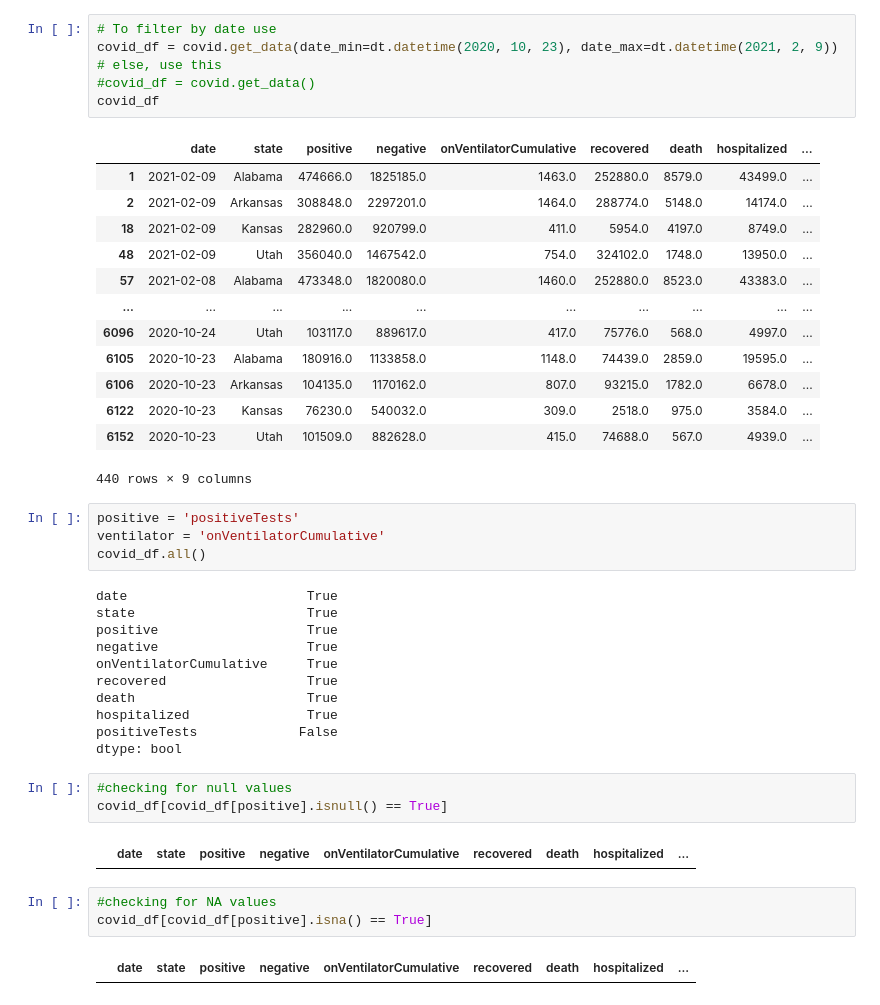
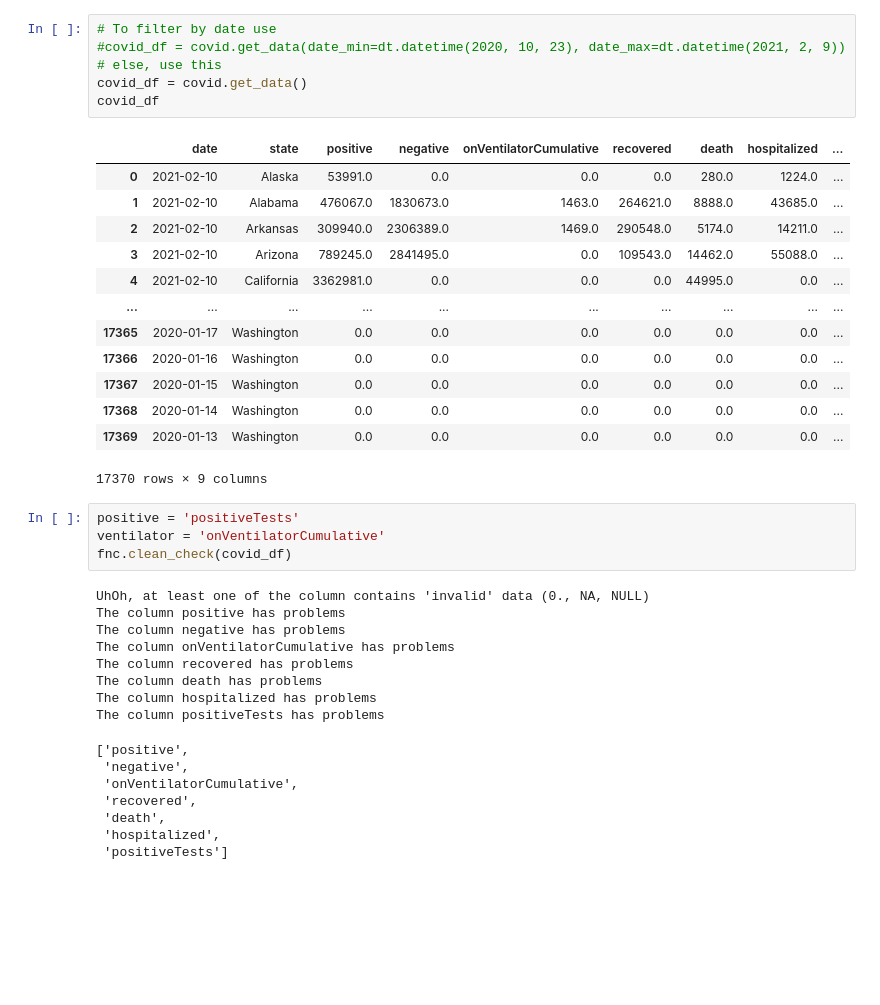
Before and after one commit to uno-sebastian/covid-19-state-spending, a Jupyter notebook: Spending_data_elaboration.ipynb, the cells around one changed output. Drawn from its saved outputs; the diff is of its cells as text; blank space fills up the shorter version.

```diff
--- a/Spending_data_elaboration.ipynb
+++ b/Spending_data_elaboration.ipynb
@@ -201,48 +100,43 @@ for state in state_OI:
 # %%
 # To filter by date use
-covid_df = covid.get_data(date_min=dt.datetime(2020, 10, 23), date_max=dt.datetime(2021, 2, 9))
+#covid_df = covid.get_data(date_min=dt.datetime(2020, 10, 23), date_max=dt.datetime(2021, 2, 9))
 # else, use this
-#covid_df = covid.get_data()
+covid_df = covid.get_data()
 covid_df
 # %% [output]
 |  | date | state | positive | negative | onVentilatorCumulative | recovered | death | hospitalized | ... |
-| 1 | 2021-02-09 | Alabama | 474666.0 | 1825185.0 | 1463.0 | 252880.0 | 8579.0 | 43499.0 | ... |
-| 2 | 2021-02-09 | Arkansas | 308848.0 | 2297201.0 | 1464.0 | 288774.0 | 5148.0 | 14174.0 | ... |
-| 18 | 2021-02-09 | Kansas | 282960.0 | 920799.0 | 411.0 | 5954.0 | 4197.0 | 8749.0 | ... |
-| 48 | 2021-02-09 | Utah | 356040.0 | 1467542.0 | 754.0 | 324102.0 | 1748.0 | 13950.0 | ... |
-| 57 | 2021-02-08 | Alabama | 473348.0 | 1820080.0 | 1460.0 | 252880.0 | 8523.0 | 43383.0 | ... |
+| 0 | 2021-02-10 | Alaska | 53991.0 | 0.0 | 0.0 | 0.0 | 280.0 | 1224.0 | ... |
+| 1 | 2021-02-10 | Alabama | 476067.0 | 1830673.0 | 1463.0 | 264621.0 | 8888.0 | 43685.0 | ... |
+| 2 | 2021-02-10 | Arkansas | 309940.0 | 2306389.0 | 1469.0 | 290548.0 | 5174.0 | 14211.0 | ... |
+| 3 | 2021-02-10 | Arizona | 789245.0 | 2841495.0 | 0.0 | 109543.0 | 14462.0 | 55088.0 | ... |
+| 4 | 2021-02-10 | California | 3362981.0 | 0.0 | 0.0 | 0.0 | 44995.0 | 0.0 | ... |
 | ... | ... | ... | ... | ... | ... | ... | ... | ... | ... |
-| 6096 | 2020-10-24 | Utah | 103117.0 | 889617.0 | 417.0 | 75776.0 | 568.0 | 4997.0 | ... |
-| 6105 | 2020-10-23 | Alabama | 180916.0 | 1133858.0 | 1148.0 | 74439.0 | 2859.0 | 19595.0 | ... |
-| 6106 | 2020-10-23 | Arkansas | 104135.0 | 1170162.0 | 807.0 | 93215.0 | 1782.0 | 6678.0 | ... |
-| 6122 | 2020-10-23 | Kansas | 76230.0 | 540032.0 | 309.0 | 2518.0 | 975.0 | 3584.0 | ... |
-| 6152 | 2020-10-23 | Utah | 101509.0 | 882628.0 | 415.0 | 74688.0 | 567.0 | 4939.0 | ... |
+| 17365 | 2020-01-17 | Washington | 0.0 | 0.0 | 0.0 | 0.0 | 0.0 | 0.0 | ... |
+| 17366 | 2020-01-16 | Washington | 0.0 | 0.0 | 0.0 | 0.0 | 0.0 | 0.0 | ... |
+| 17367 | 2020-01-15 | Washington | 0.0 | 0.0 | 0.0 | 0.0 | 0.0 | 0.0 | ... |
+| 17368 | 2020-01-14 | Washington | 0.0 | 0.0 | 0.0 | 0.0 | 0.0 | 0.0 | ... |
+| 17369 | 2020-01-13 | Washington | 0.0 | 0.0 | 0.0 | 0.0 | 0.0 | 0.0 | ... |
-440 rows × 9 columns
+17370 rows × 9 columns
 # %%
 positive = 'positiveTests'
 ventilator = 'onVentilatorCumulative'
-covid_df.all()
+fnc.clean_check(covid_df)
 # %% [output]
-date                       True
-state                      True
-positive                   True
-negative                   True
-onVentilatorCumulative     True
-recovered                  True
-death                      True
-hospitalized               True
-positiveTests             False
-dtype: bool
+UhOh, at least one of the column contains 'invalid' data (0., NA, NULL)
+The column positive has problems
+The column negative has problems
+The column onVentilatorCumulative has problems
+The column recovered has problems
+The column death has problems
+The column hospitalized has problems
+The column positiveTests has problems
+['positive',
+ 'negative',
+ 'onVentilatorCumulative',
+ 'recovered',
+ 'death',
+ 'hospitalized',
+ 'positiveTests']
-# %%
-#checking for null values
-covid_df[covid_df[positive].isnull() == True]
-# %% [output]
-|  | date | state | positive | negative | onVentilatorCumulative | recovered | death | hospitalized | ... |
-# %%
-#checking for NA values
-covid_df[covid_df[positive].isna() == True]
-# %% [output]
-|  | date | state | positive | negative | onVentilatorCumulative | recovered | death | hospitalized | ... |
 # %%
 #checking for 0. values
 covid_df[covid_df[positive] == 0.]
```
Also changed, not shown: parts of 21 cells of this notebook, 26 other files.
